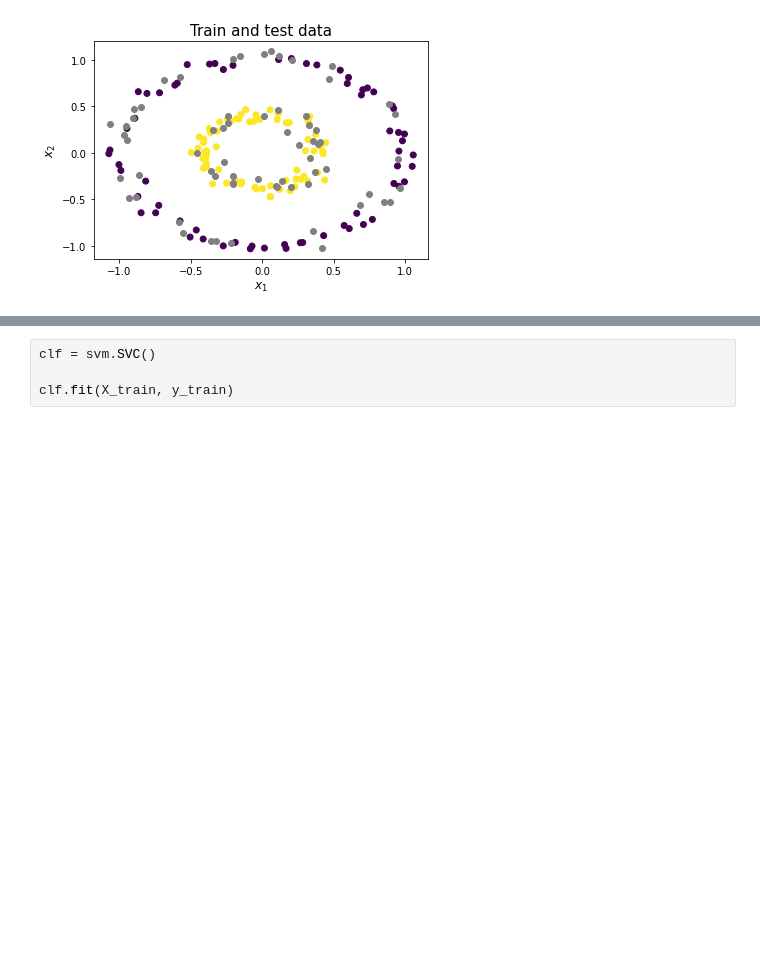
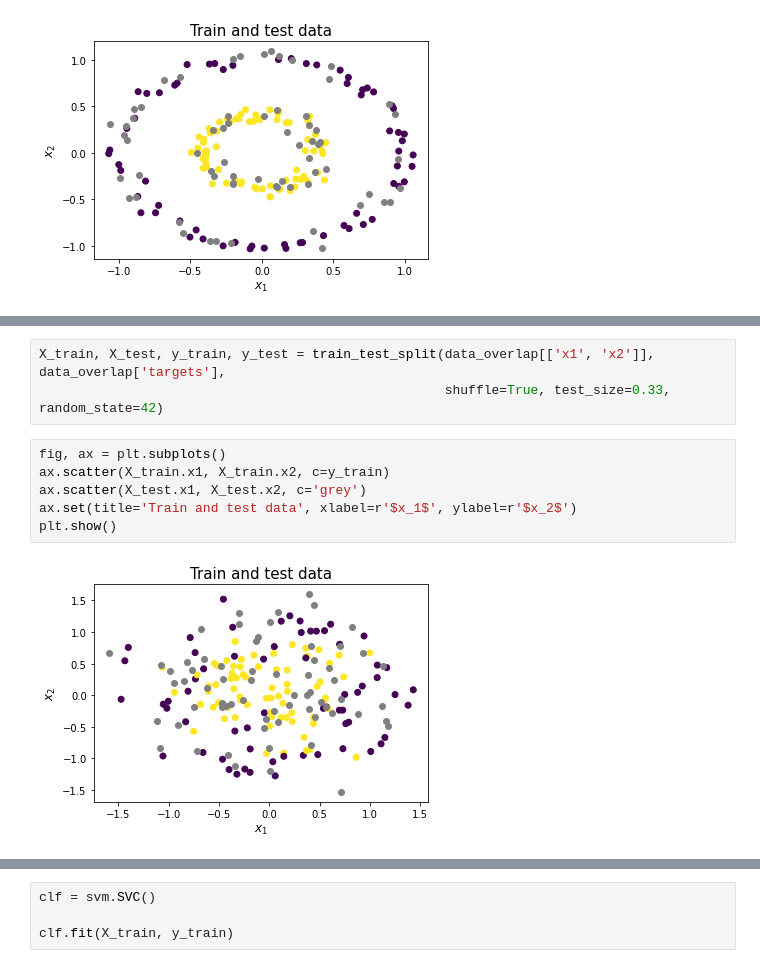
Before and after one commit to maticalderini/SVM-tutorial---TQMP, a Jupyter notebook: svm_tutorial.ipynb, the cells around one changed output, grey strips where cells are left out. Cells and saved outputs as stored; diff of their text form; blank space fills up the shorter version.

```diff
--- a/svm_tutorial.ipynb
+++ b/svm_tutorial.ipynb
@@ -50,0 +121,11 @@ plt.show()
+# %%
+X_train, X_test, y_train, y_test = train_test_split(data_overlap[['x1', 'x2']], data_overlap['targets'],
+                                                    shuffle=True, test_size=0.33, random_state=42)
+# %%
+fig, ax = plt.subplots()
+ax.scatter(X_train.x1, X_train.x2, c=y_train)
+ax.scatter(X_test.x1, X_test.x2, c='grey')
+ax.set(title='Train and test data', xlabel=r'$x_1$', ylabel=r'$x_2$')
+plt.show()
+# %% [output]
+[figure, added]
```
Also changed, not shown: parts of 21 cells of this notebook, 3 other files.
